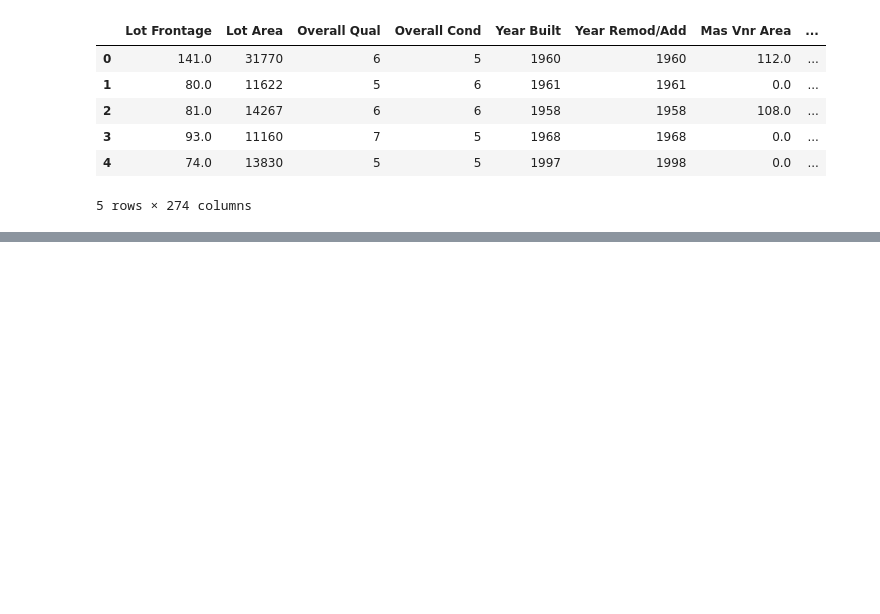
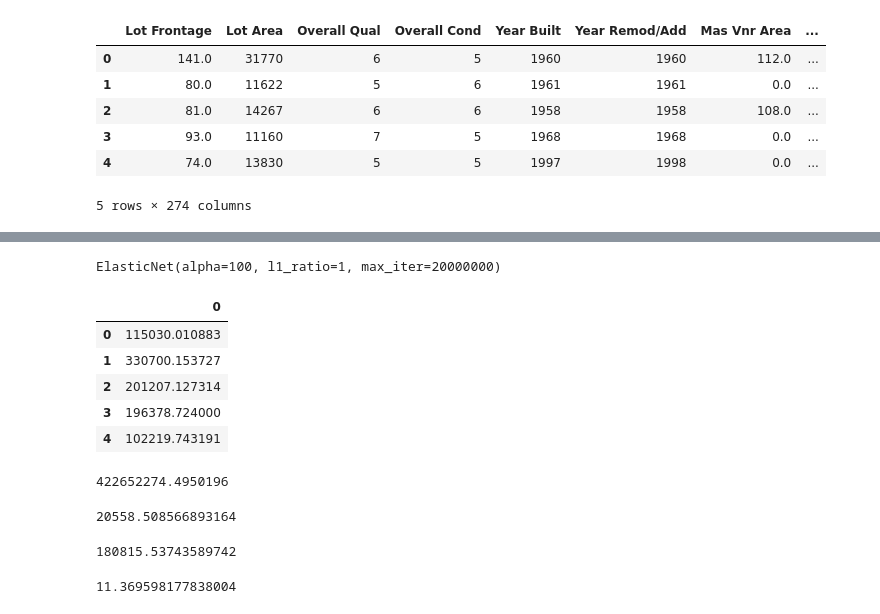
Before and after one commit to YomiDavid/ML_Live-_Class, a Jupyter notebook: Encoding/Encoder.ipynb, the cells around one changed output, grey strips where cells are left out. Cells and saved outputs as stored; diff of their text form; code cells hidden in the pictures; blank space fills up the shorter version.

```diff
--- a/Encoding/Encoder.ipynb
+++ b/Encoding/Encoder.ipynb
@@ -145,0 +188,2 @@ df.to_csv(r'C:\Users\USER\Desktop\Modcode\ML_Live-_Class\data\final_df.csv', ind
+# %%
+param_grid = {'alpha': [0.1,1,5,10,100], 'l1_ratio': [0.1,0.5,0.7,0.9,1]}
@@ -145,0 +192,4 @@ df.to_csv(r'C:\Users\USER\Desktop\Modcode\ML_Live-_Class\data\final_df.csv', ind
+# %%
+grid_model = GridSearchCV(estimator=base_elastic_model, param_grid = param_grid, scoring='neg_mean_squared_error', cv=5, verbose=2)
+# %%
+grid_model.fit(scaled_x_train, y_train)
@@ -145,0 +218,15 @@ df.to_csv(r'C:\Users\USER\Desktop\Modcode\ML_Live-_Class\data\final_df.csv', ind
+# %%
+grid_model.best_estimator_
+# %% [output]
+ElasticNet(alpha=100, l1_ratio=1, max_iter=20000000)
+# %%
+y_grid = grid_model.predict(scaled_x_test)
+# %%
+pd.DataFrame(y_grid).head()
+# %% [output]
+|  | 0 |
+| 0 | 115030.010883 |
+| 1 | 330700.153727 |
+| 2 | 201207.127314 |
+| 3 | 196378.724000 |
+| 4 | 102219.743191 |
@@ -145,0 +235,16 @@ df.to_csv(r'C:\Users\USER\Desktop\Modcode\ML_Live-_Class\data\final_df.csv', ind
+# %%
+mean_squared_error(y_grid, y_test)
+# %% [output]
+422652274.4950196
+# %%
+np.sqrt(mean_squared_error(y_grid, y_test))
+# %% [output]
+20558.508566893164
+# %%
+np.mean(df['SalePrice'])
+# %% [output]
+180815.53743589742
+# %%
+((20558)/(180815.537)) *100   #this is good, but e try to limit % error to 5-7%
+# %% [output]
+11.369598177838004
```
Also changed, not shown: parts of 16 cells of this notebook, 5 other files.
